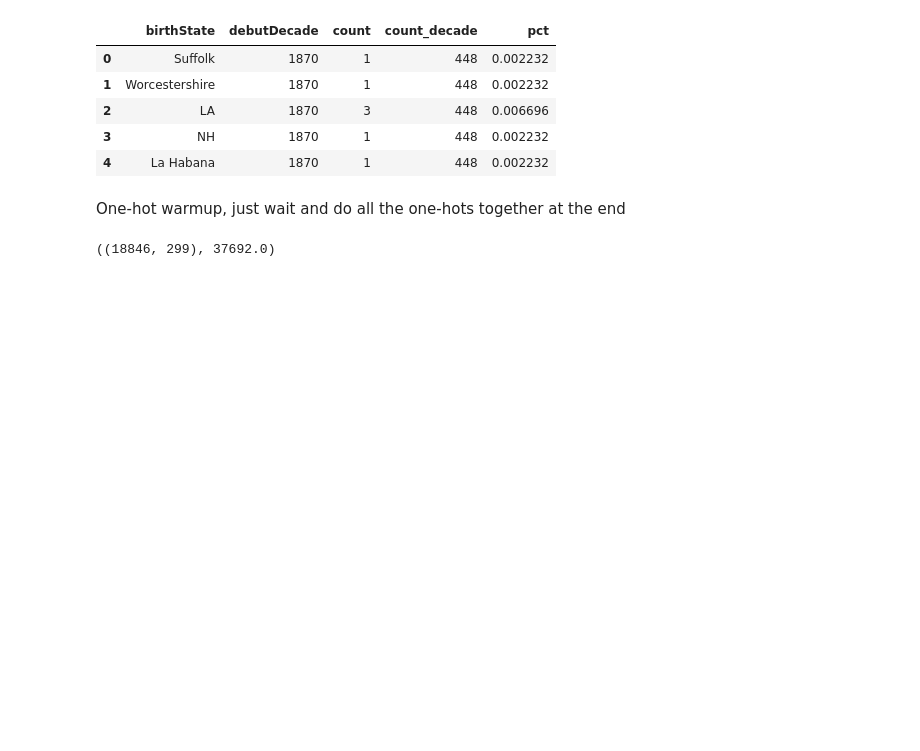
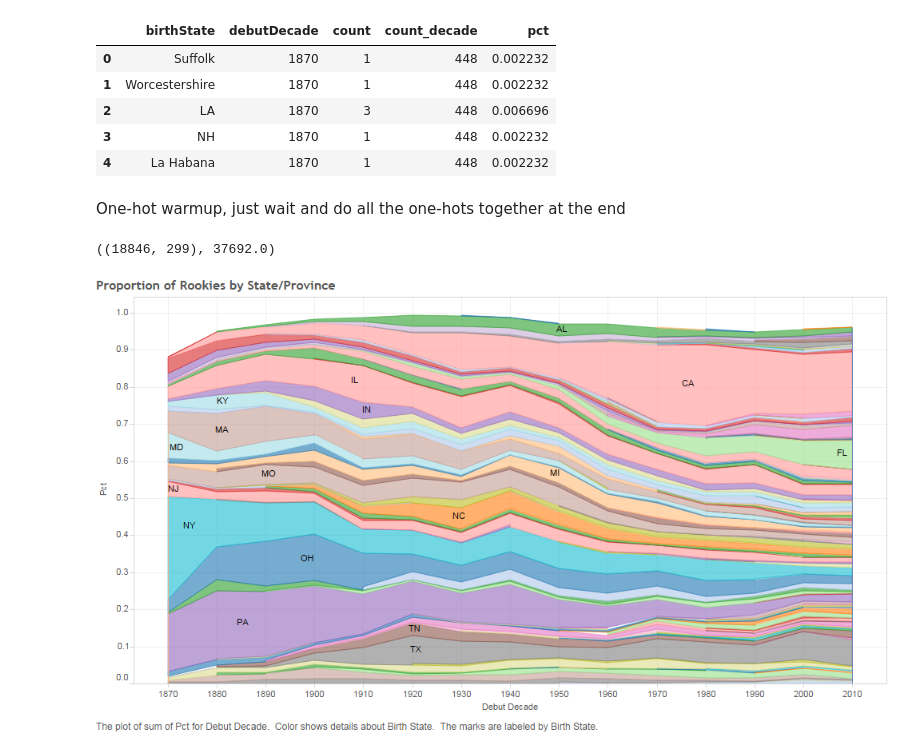
Before and after one commit to kenEldridge/baseball, a Jupyter notebook: baseball.ipynb, the cells around one changed output. Saved outputs shown, nothing was run; the diff lists cells and outputs as text; code cells hidden in the pictures; blank space fills up the shorter version.

```diff
--- a/baseball.ipynb
+++ b/baseball.ipynb
@@ -346,3 +346,7 @@ d = enc.transform(birth_loc[['birthCountry', 'birthState']]).toarray()
 d.shape, d.sum()
 # %% [output]
 ((18846, 299), 37692.0)
+# %%
+Image(filename='ProportionofRookiesbyStateProvince.png')
+# %% [output]
+[figure, added]
```
Also changed, not shown: parts of 1 cell of this notebook.
